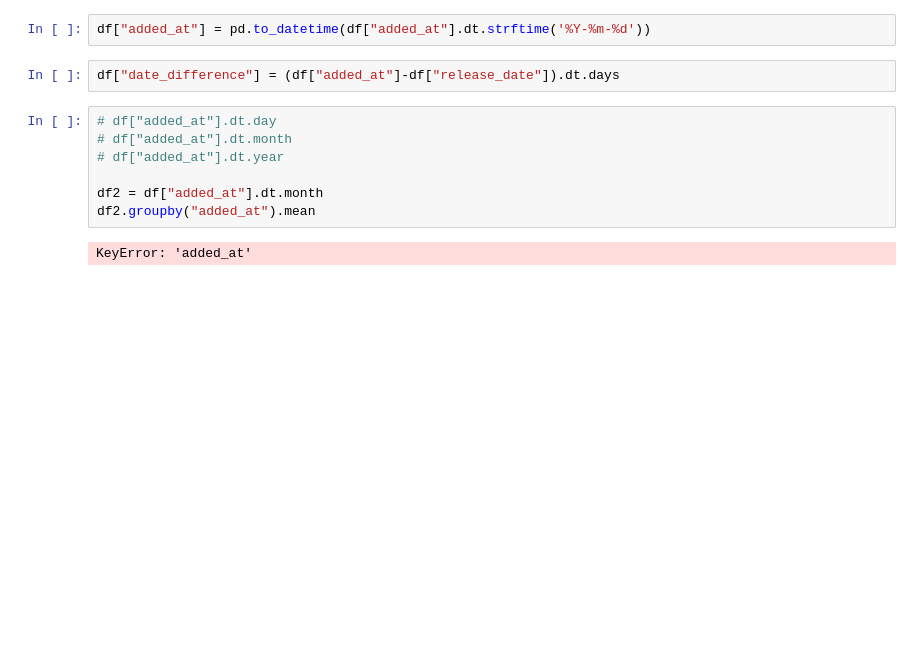
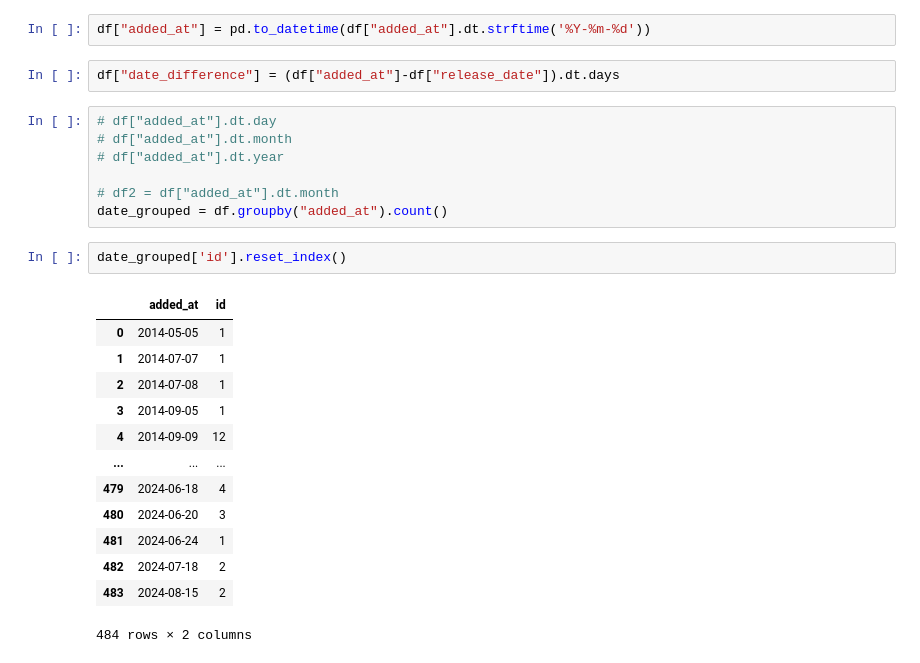
Before and after one commit to swolbroham/spotifyAnalysis, a Jupyter notebook: analysisDevelopment.ipynb, the cells around one changed output. Drawn from its saved outputs; the diff is of its cells as text; blank space fills up the shorter version.

```diff
--- a/analysisDevelopment.ipynb
+++ b/analysisDevelopment.ipynb
@@ -121,7 +122,21 @@ df["date_difference"] = (df["added_at"]-df["release_date"]).dt.days
 # df["added_at"].dt.month
 # df["added_at"].dt.year
 
-df2 = df["added_at"].dt.month
-df2.groupby("added_at").mean
+# df2 = df["added_at"].dt.month
+date_grouped = df.groupby("added_at").count()
-# %% [output]
-KeyError: 'added_at'
+# %%
+date_grouped['id'].reset_index()
+# %% [output]
+|  | added_at | id |
+| 0 | 2014-05-05 | 1 |
+| 1 | 2014-07-07 | 1 |
+| 2 | 2014-07-08 | 1 |
+| 3 | 2014-09-05 | 1 |
+| 4 | 2014-09-09 | 12 |
+| ... | ... | ... |
+| 479 | 2024-06-18 | 4 |
+| 480 | 2024-06-20 | 3 |
+| 481 | 2024-06-24 | 1 |
+| 482 | 2024-07-18 | 2 |
+| 483 | 2024-08-15 | 2 |
+484 rows × 2 columns
```
Also changed, not shown: parts of 2 cells of this notebook.
